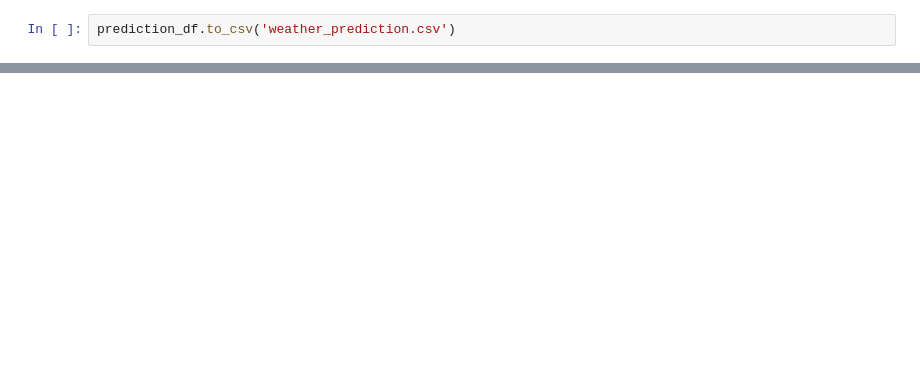
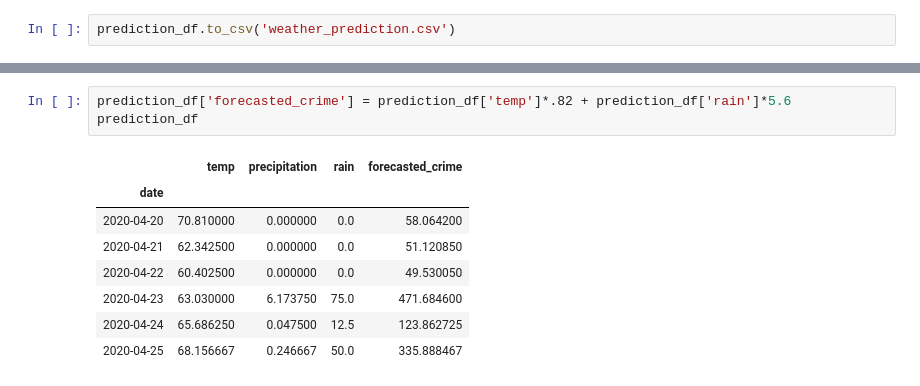
Before and after one commit to balhoffk/TheRottenApples, a Jupyter notebook: soupyweather.ipynb, the cells around one changed output, grey strips where cells are left out. Saved outputs shown, nothing was run; the diff lists cells and outputs as text; blank space fills up the shorter version.

```diff
--- a/soupyweather.ipynb
+++ b/soupyweather.ipynb
@@ -182,0 +213,12 @@ AttributeError: module 'matplotlib.pyplot' has no attribute 'set'
+# %%
+prediction_df['forecasted_crime'] = prediction_df['temp']*.82 + prediction_df['rain']*5.6
+prediction_df
+# %% [output]
+|  | temp | precipitation | rain | forecasted_crime |
+| date |  |  |  |  |
+| 2020-04-20 | 70.810000 | 0.000000 | 0.0 | 58.064200 |
+| 2020-04-21 | 62.342500 | 0.000000 | 0.0 | 51.120850 |
+| 2020-04-22 | 60.402500 | 0.000000 | 0.0 | 49.530050 |
+| 2020-04-23 | 63.030000 | 6.173750 | 75.0 | 471.684600 |
+| 2020-04-24 | 65.686250 | 0.047500 | 12.5 | 123.862725 |
+| 2020-04-25 | 68.156667 | 0.246667 | 50.0 | 335.888467 |
```
Also changed, not shown: parts of 14 cells of this notebook.
